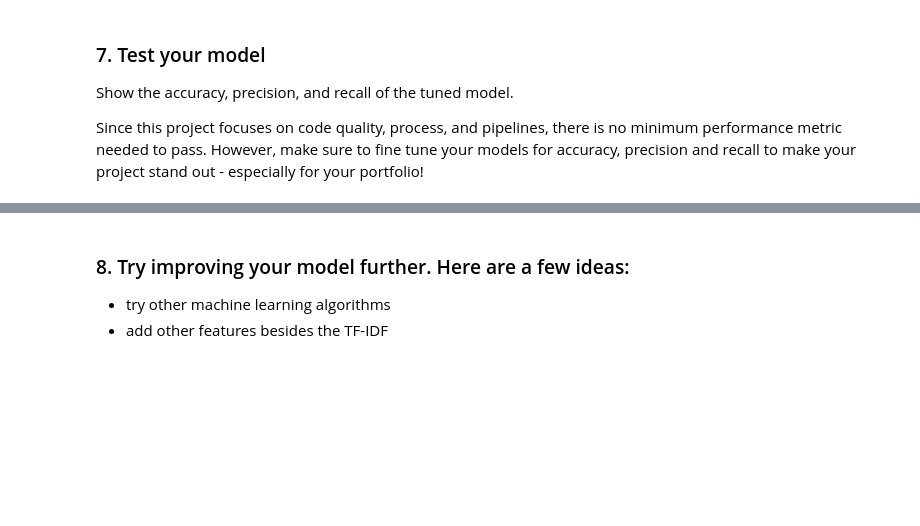
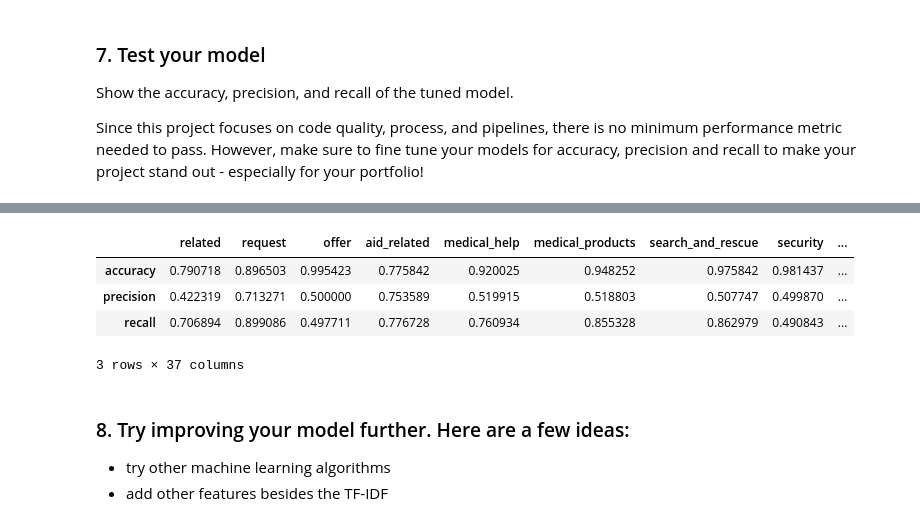
Before and after one commit to cholmess/Disaster_Response_Pipeline, a Jupyter notebook: notebooks/ML Pipeline Preparation.ipynb, the cells around one changed output, grey strips where cells are left out. Saved outputs shown, nothing was run; the diff lists cells and outputs as text; code cells hidden in the pictures; blank space fills up the shorter version.

```diff
--- a/notebooks/ML Pipeline Preparation.ipynb
+++ b/notebooks/ML Pipeline Preparation.ipynb
@@ -199,3 +233,12 @@ opt_pipeline.fit(X_train,y_train)
+# %%
+metrics_df['mean_score'] =[metrics_df.iloc[0].mean(),metrics_df.iloc[1].mean(),metrics_df.iloc[2].mean()]
+metrics_df.head()
+# %% [output]
+|  | related | request | offer | aid_related | medical_help | medical_products | search_and_rescue | security | ... |
+| accuracy | 0.790718 | 0.896503 | 0.995423 | 0.775842 | 0.920025 | 0.948252 | 0.975842 | 0.981437 | ... |
+| precision | 0.422319 | 0.713271 | 0.500000 | 0.753589 | 0.519915 | 0.518803 | 0.507747 | 0.499870 | ... |
+| recall | 0.706894 | 0.899086 | 0.497711 | 0.776728 | 0.760934 | 0.855328 | 0.862979 | 0.490843 | ... |
+3 rows × 37 columns
 # %% [markdown]
 ### 8. Try improving your model further. Here are a few ideas:
 * try other machine learning algorithms
```
Also changed, not shown: parts of 14 cells of this notebook, 2 other files.
